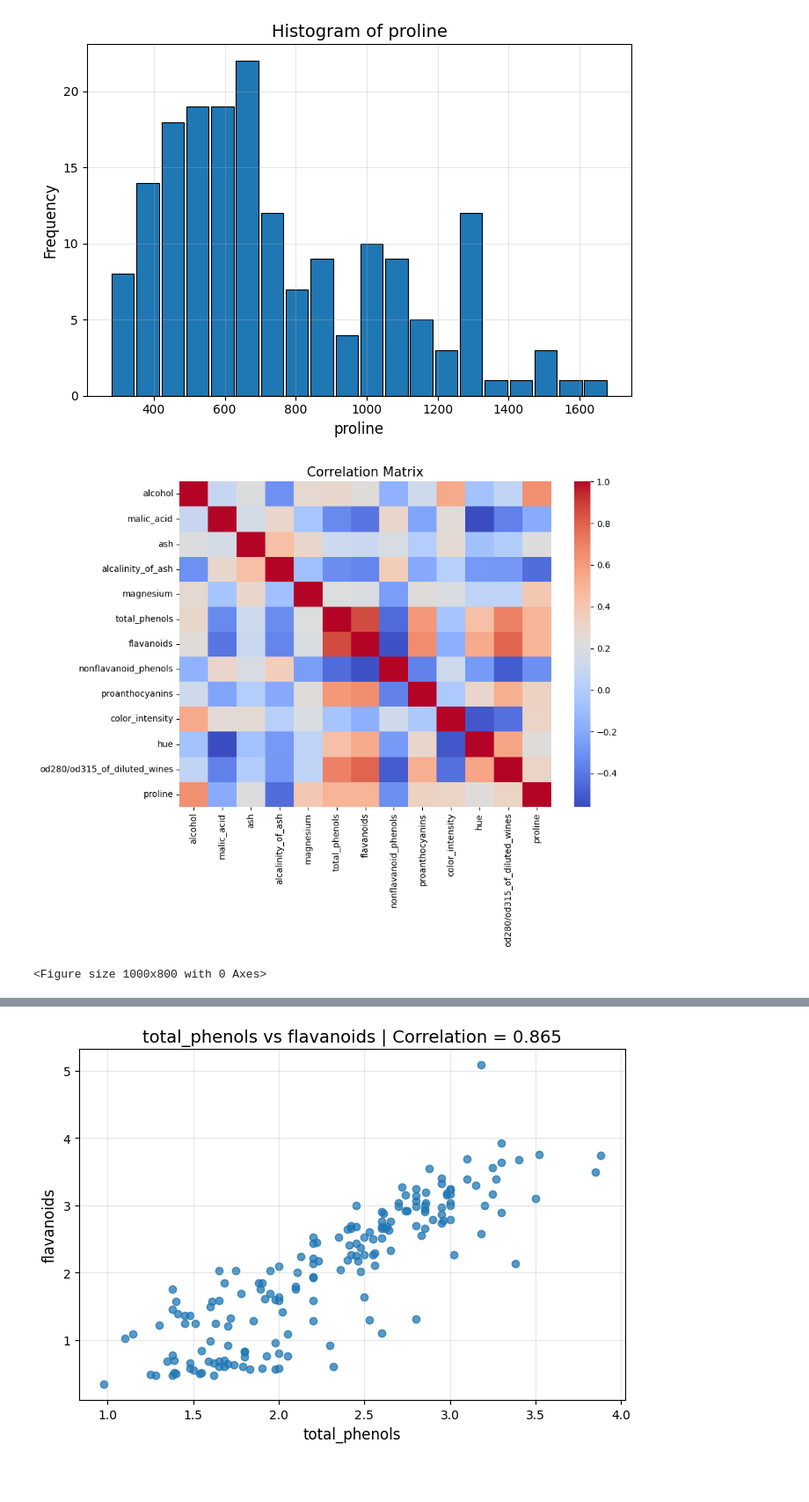
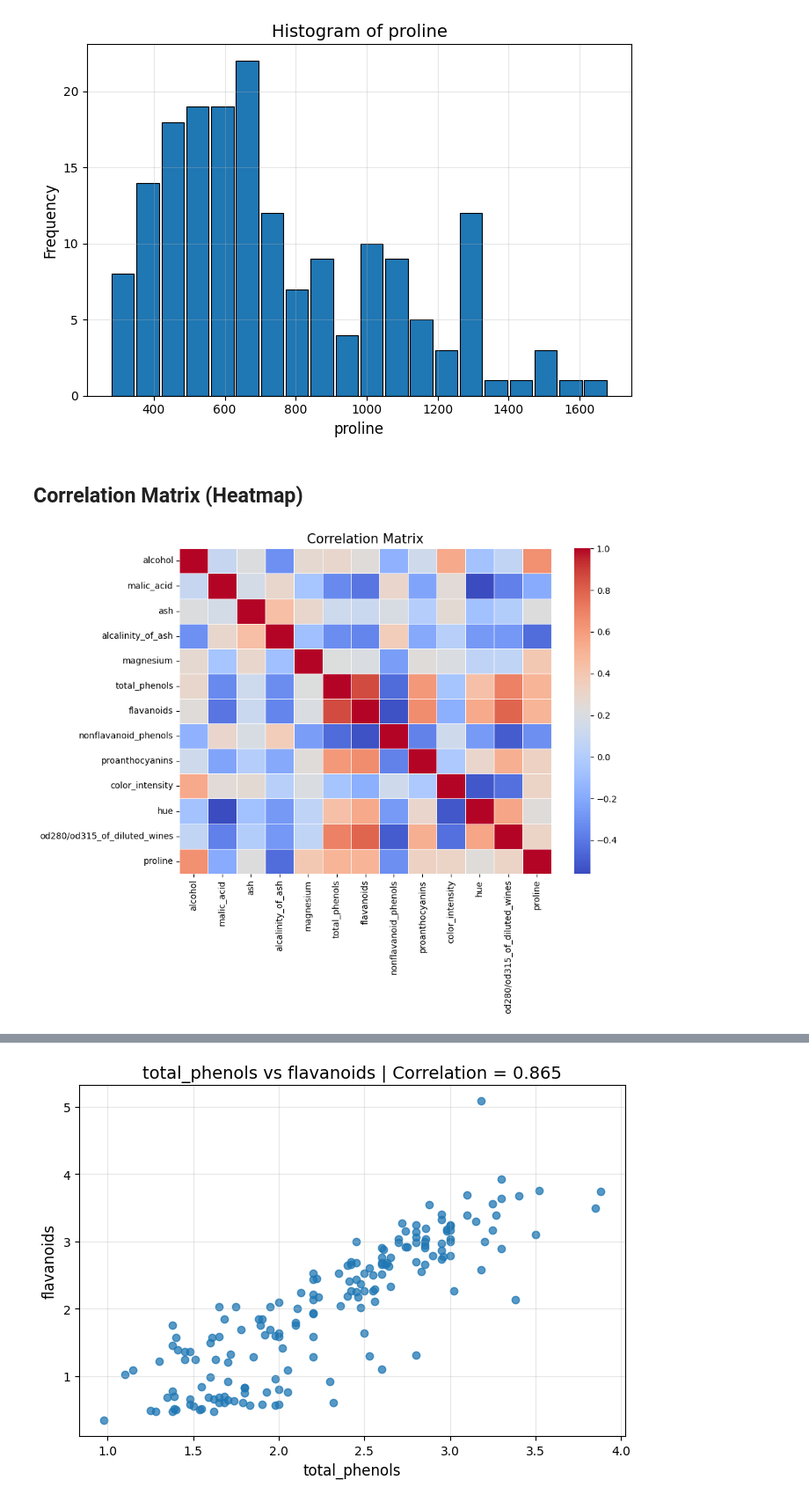
Before and after one commit to mahmoud-sadrian/Unsupervised-Wine-Clustering, a Jupyter notebook: HW-03.ipynb, the cells around one changed output, grey strips where cells are left out. Shown at 88% size. Cells and saved outputs as stored; diff of their text form; code cells hidden in the pictures; blank space fills up the shorter version.

```diff
--- a/HW-03.ipynb
+++ b/HW-03.ipynb
@@ -124,25 +141,30 @@ for feature in feature_names:
 [figure]
 [figure]
 [figure]
+# %% [markdown]
+## Correlation Matrix (Heatmap)
 # %%
+corr = df.corr()
+
 fig, ax = plt.subplots(figsize=(10,8))
 
 sns.heatmap(
     corr,
     cmap="coolwarm",
+    annot=False,
+    linewidths=0.5,
+    linecolor="white",
     ax=ax
 )
 
 ax.set_title("Correlation Matrix", fontsize=15)
 
 plt.tight_layout()
 
 save_plot(fig, "correlation_heatmap.png", directory="plots/heatmap")
 
-plt.figure(figsize=(10,8))
 plt.show()
 
 plt.close(fig)
 # %% [output]
-[figure, old version]
+[figure, new version]
-<Figure size 1000x800 with 0 Axes>
```
Also changed, not shown: parts of 26 cells of this notebook.
